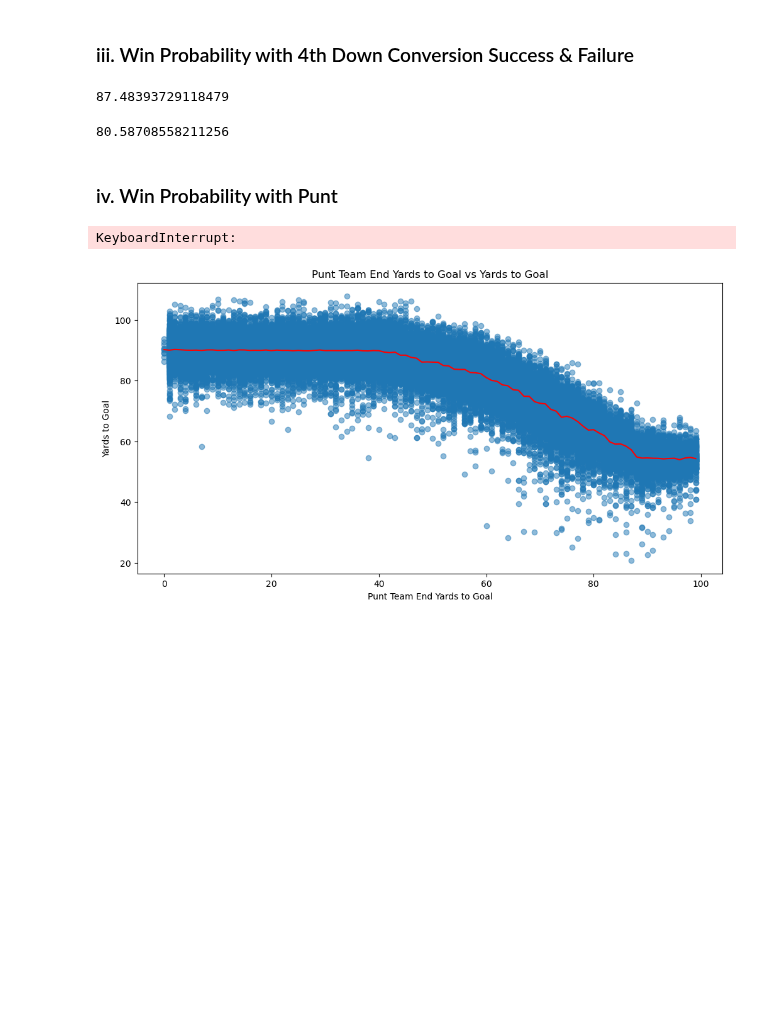
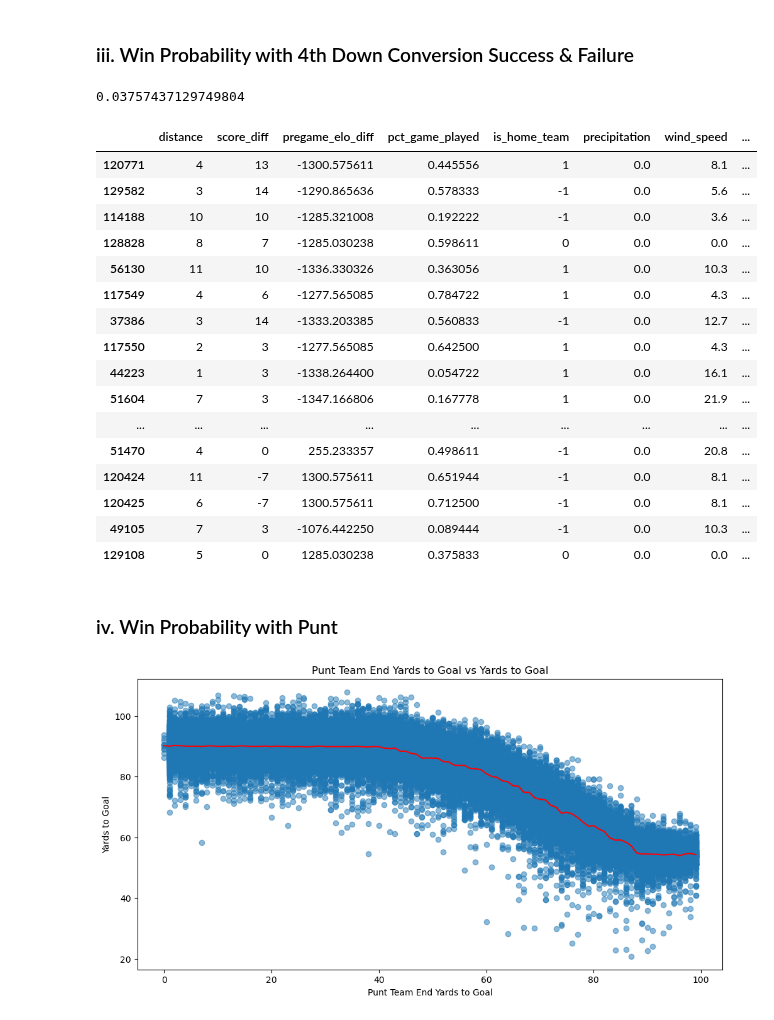
Before and after one commit to lneuendorf/4th-down-models, a Jupyter notebook: notebooks/generate_predictions.ipynb, the cells around one changed output. Saved outputs shown, nothing was run; the diff lists cells and outputs as text; code cells hidden in the pictures; blank space fills up the shorter version.

```diff
--- a/notebooks/generate_predictions.ipynb
+++ b/notebooks/generate_predictions.ipynb
@@ -941,8 +956,27 @@ df['exp_wp_go_95'] = np.percentile(expected_wps, 95, axis=1)
-# %%
-(wp_convert_probas_matrix.mean(axis=1) > wp_fail_probas_matrix.mean(axis=1)).sum() / len(wp_convert_probas_matrix) * 100
-# %% [output]
-87.48393729118479
-# %%
-(wp_convert_probas_matrix > wp_fail_probas_matrix).sum() / wp_convert_data.shape[0]
-# %% [output]
-80.58708558211256
+# %%
+df.query('wp_convert_proba < wp_fail_proba').shape[0] / df.shape[0]
+# %% [output]
+0.03757437129749804
+# %%
+df.query('wp_convert_proba < wp_fail_proba')[[
+        'distance','score_diff','pregame_elo_diff','pct_game_played','is_home_team',
+        'precipitation', 'wind_speed', 'temperature', 'yards_to_goal', 'wp_convert_proba','wp_fail_proba',
+    ]].assign(wp_diff=lambda x: x.wp_fail_proba - x.wp_convert_proba).sort_values('wp_diff', ascending=False).head(30)
+# %% [output]
+|  | distance | score_diff | pregame_elo_diff | pct_game_played | is_home_team | precipitation | wind_speed | ... |
+| 120771 | 4 | 13 | -1300.575611 | 0.445556 | 1 | 0.0 | 8.1 | ... |
+| 129582 | 3 | 14 | -1290.865636 | 0.578333 | -1 | 0.0 | 5.6 | ... |
+| 114188 | 10 | 10 | -1285.321008 | 0.192222 | -1 | 0.0 | 3.6 | ... |
+| 128828 | 8 | 7 | -1285.030238 | 0.598611 | 0 | 0.0 | 0.0 | ... |
+| 56130 | 11 | 10 | -1336.330326 | 0.363056 | 1 | 0.0 | 10.3 | ... |
+| 117549 | 4 | 6 | -1277.565085 | 0.784722 | 1 | 0.0 | 4.3 | ... |
+| 37386 | 3 | 14 | -1333.203385 | 0.560833 | -1 | 0.0 | 12.7 | ... |
+| 117550 | 2 | 3 | -1277.565085 | 0.642500 | 1 | 0.0 | 4.3 | ... |
+| 44223 | 1 | 3 | -1338.264400 | 0.054722 | 1 | 0.0 | 16.1 | ... |
+| 51604 | 7 | 3 | -1347.166806 | 0.167778 | 1 | 0.0 | 21.9 | ... |
+| ... | ... | ... | ... | ... | ... | ... | ... | ... |
+| 51470 | 4 | 0 | 255.233357 | 0.498611 | -1 | 0.0 | 20.8 | ... |
+| 120424 | 11 | -7 | 1300.575611 | 0.651944 | -1 | 0.0 | 8.1 | ... |
+| 120425 | 6 | -7 | 1300.575611 | 0.712500 | -1 | 0.0 | 8.1 | ... |
+| 49105 | 7 | 3 | -1076.442250 | 0.089444 | -1 | 0.0 | 10.3 | ... |
+| 129108 | 5 | 0 | 1285.030238 | 0.375833 | 0 | 0.0 | 0.0 | ... |
@@ -978,10 +1014,19 @@ wp_data = (
         pregame_elo_diff=lambda x: -1 * x['pregame_elo_diff'],
         pct_game_played=lambda x: np.minimum(x['pct_game_played'] + five_seconds_pct, 1.0),
         is_home_team=lambda x: np.select([x['is_home_team'] == 1, x['is_home_team'] == -1], [-1, 1], default=0),
-        offense_timeouts=lambda x: x.defense_timeouts,
-        defense_timeouts=lambda x: x.offense_timeouts,
+        offense_timeouts_new=lambda x: x.defense_timeouts,
+        defense_timeouts_new=lambda x: x.offense_timeouts,
         yards_to_goal=None # need to fill this with the predicted yards to goal
     )
+    .drop(columns=['offense_timeouts','defense_timeouts'])
+    .rename(columns={
+        'offense_timeouts_new':'offense_timeouts',
+        'defense_timeouts_new':'defense_timeouts'
+    })
+    [[
+        'score_diff','pregame_elo_diff','pct_game_played','is_home_team',
+        'offense_timeouts','defense_timeouts','yards_to_goal'
+    ]]
 )
 
 yards_to_goals = []
@@ -992,9 +1037,10 @@ for model in tqdm(punt_models, desc='Predicting receiving team yards to goal'):
 yards_to_goals_matrix = np.hstack(yards_to_goals)
 
 # Calculate the 5%, 50%, 95% percentiles for each sample
-df['punt_yards_to_goal_5'] = np.percentile(yards_to_goals_matrix, 5, axis=1)
-df['punt_yards_to_goal_50'] = np.percentile(yards_to_goals_matrix, 50, axis=1)
-df['punt_yards_to_goal_95'] = np.percentile(yards_to_goals_matrix, 95, axis=1)
+# df['punt_yards_to_goal_5'] = np.percentile(yards_to_goals_matrix, 5, axis=1)
+# df['punt_yards_to_goal_50'] = np.percentile(yards_to_goals_matrix, 50, axis=1)
+# df['punt_yards_to_goal_95'] = np.percentile(yards_to_goals_matrix, 95, axis=1)
+df['punt_yards_to_goal'] = np.percentile(yards_to_goals_matrix, 50, axis=1)
 
 wp_probas = []
 for yards_to_goal in tqdm(yards_to_goals, desc='Making WP Predictions using predicted yards to goal'):
@@ -1014,11 +1060,10 @@ for yards_to_goal in tqdm(yards_to_goals, desc='Making WP Predictions using pred
 wp_probas_matrix = np.hstack(wp_probas)
 
 # Calculate the 5%, 50%, 95% percentiles for each sample
-df['exp_wp_punt_5'] = np.percentile(wp_probas_matrix, 5, axis=1)
-df['exp_wp_punt_50'] = np.percentile(wp_probas_matrix, 50, axis=1)
-df['exp_wp_punt_95'] = np.percentile(wp_probas_matrix, 95, axis=1)
+# df['exp_wp_punt_5'] = np.percentile(wp_probas_matrix, 5, axis=1)
+# df['exp_wp_punt_50'] = np.percentile(wp_probas_matrix, 50, axis=1)
+# df['exp_wp_punt_95'] = np.percentile(wp_probas_matrix, 95, axis=1)
+df['exp_wp_punt'] = np.percentile(wp_probas_matrix, 50, axis=1)
-# %% [output]
-KeyboardInterrupt:
 # %%
 import matplotlib.pyplot as plt
 
```
Also changed, not shown: parts of 18 cells of this notebook.
